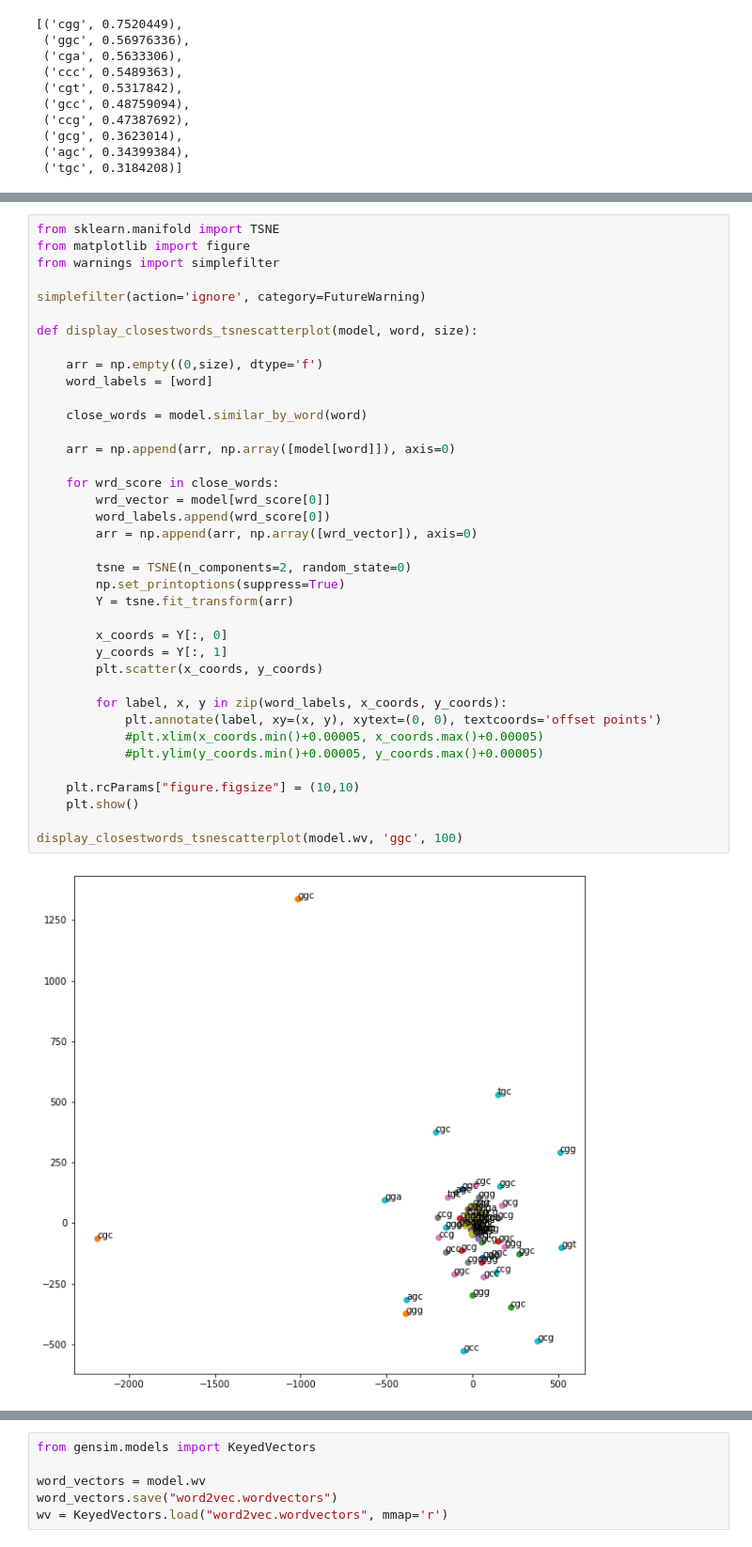
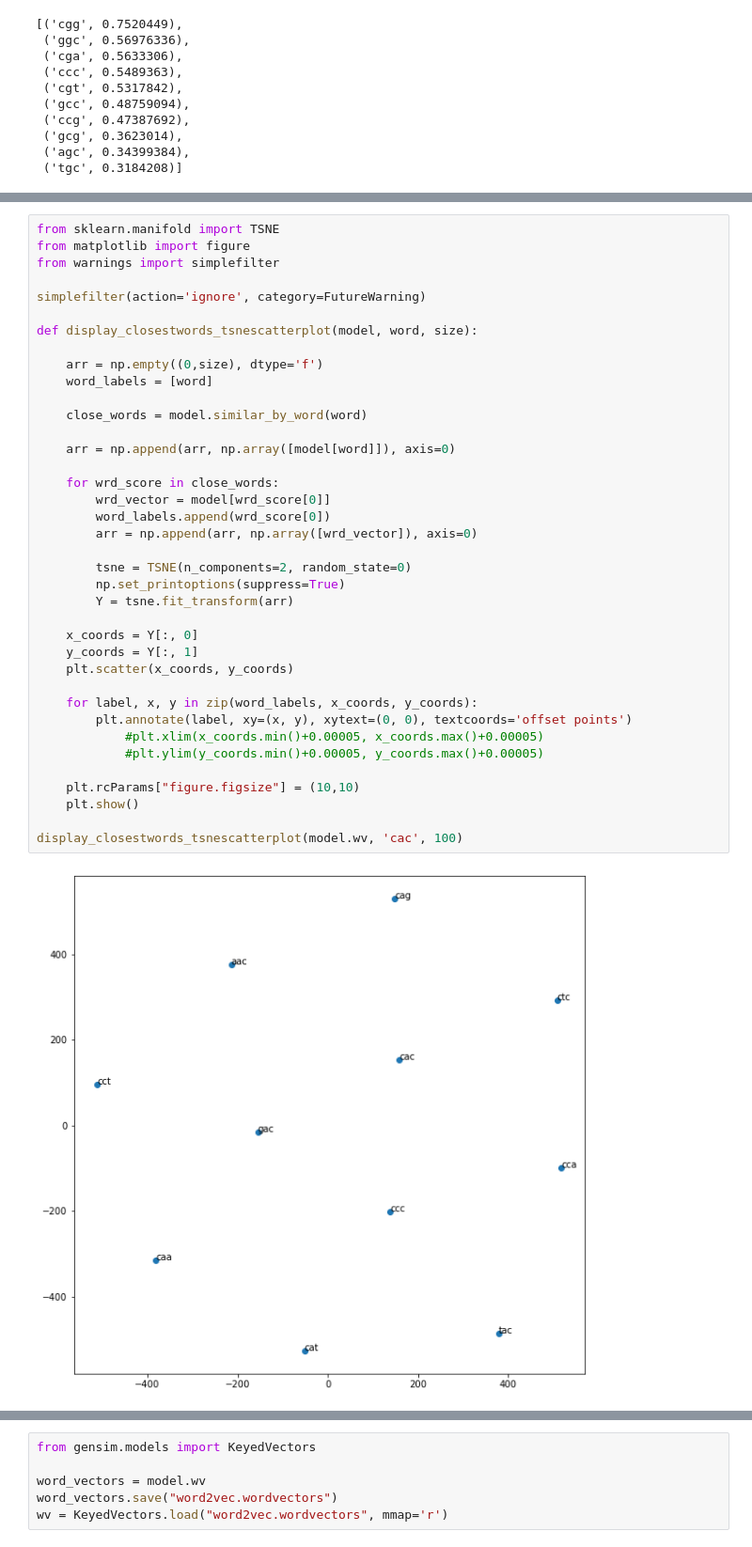
Before and after one commit to sermare/DeepOff, a Jupyter notebook: NLP.ipynb, the cells around one changed output, grey strips where cells are left out. Shown at 94% size. Saved outputs shown, nothing was run; the diff lists cells and outputs as text.

```diff
--- a/NLP.ipynb
+++ b/NLP.ipynb
@@ -187,37 +226,37 @@ from matplotlib import figure
 from warnings import simplefilter
 
 simplefilter(action='ignore', category=FutureWarning)
 
 def display_closestwords_tsnescatterplot(model, word, size):
 
     arr = np.empty((0,size), dtype='f')
     word_labels = [word]
 
     close_words = model.similar_by_word(word)
 
     arr = np.append(arr, np.array([model[word]]), axis=0)
 
     for wrd_score in close_words:
         wrd_vector = model[wrd_score[0]]
         word_labels.append(wrd_score[0])
         arr = np.append(arr, np.array([wrd_vector]), axis=0)
 
         tsne = TSNE(n_components=2, random_state=0)
         np.set_printoptions(suppress=True)
         Y = tsne.fit_transform(arr)
 
-        x_coords = Y[:, 0]
-        y_coords = Y[:, 1]
-        plt.scatter(x_coords, y_coords)
+    x_coords = Y[:, 0]
+    y_coords = Y[:, 1]
+    plt.scatter(x_coords, y_coords)
 
-        for label, x, y in zip(word_labels, x_coords, y_coords):
-            plt.annotate(label, xy=(x, y), xytext=(0, 0), textcoords='offset points')
+    for label, x, y in zip(word_labels, x_coords, y_coords):
+        plt.annotate(label, xy=(x, y), xytext=(0, 0), textcoords='offset points')
             #plt.xlim(x_coords.min()+0.00005, x_coords.max()+0.00005)
             #plt.ylim(y_coords.min()+0.00005, y_coords.max()+0.00005)
 
     plt.rcParams["figure.figsize"] = (10,10)
     plt.show()
 
-display_closestwords_tsnescatterplot(model.wv, 'ggc', 100)
+display_closestwords_tsnescatterplot(model.wv, 'cac', 100)
 # %% [output]
-[figure, old version]
+[figure, new version]
```
Also changed, not shown: parts of 14 cells of this notebook.
